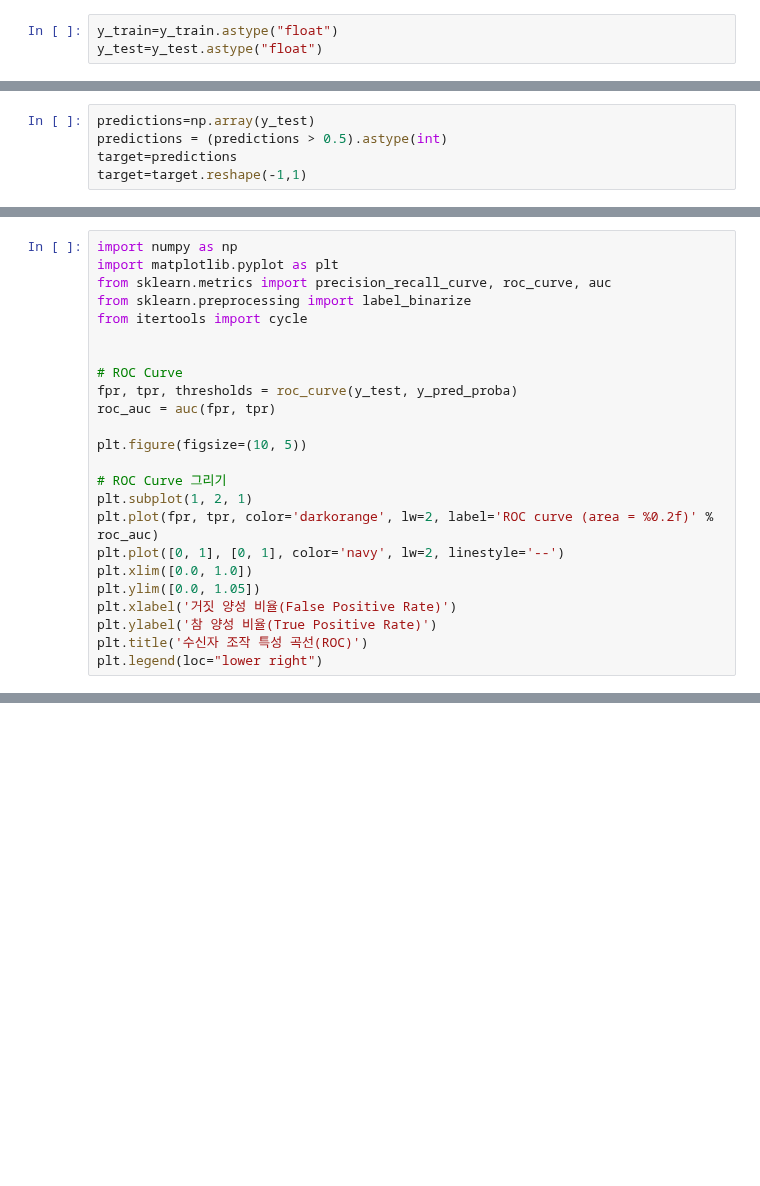
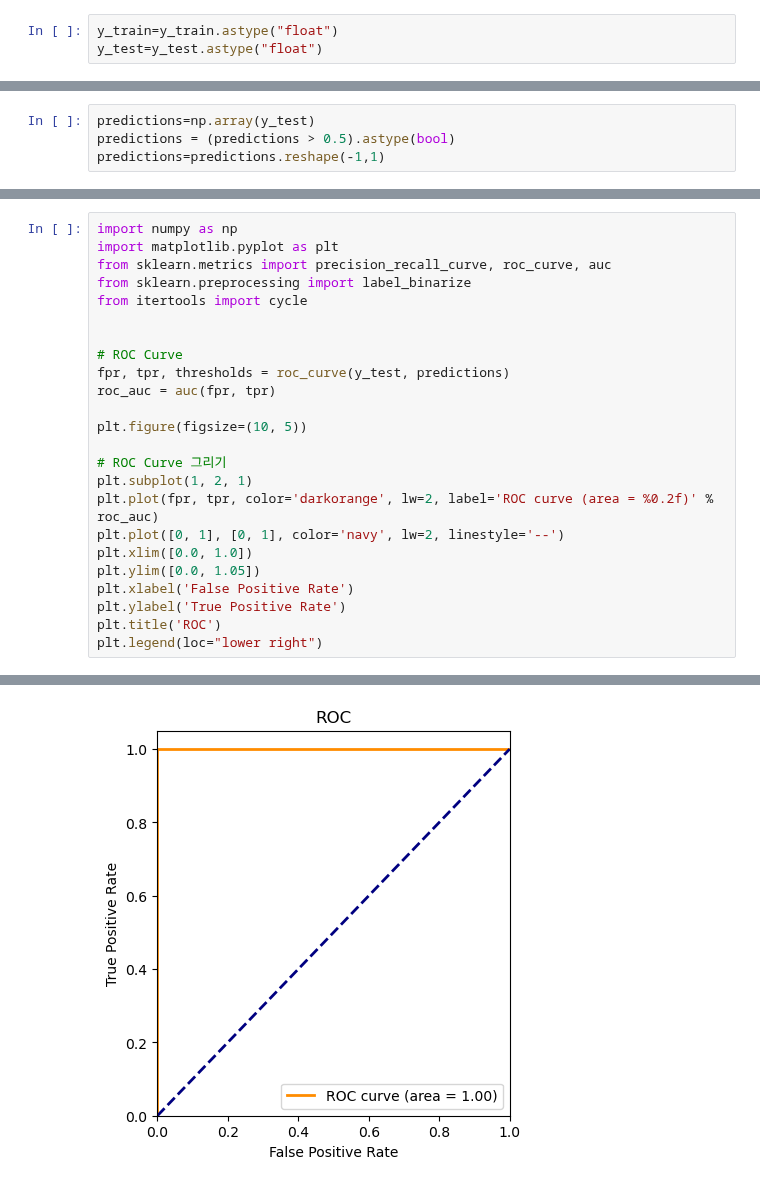
Before and after one commit to withmochaa/mocha, a Jupyter notebook: Capstone Design project/Voice Fishing/Team meeting/0417/보이스피싱 라벨별 데이터 분석/data_analyze.ipynb, the cells around one changed output, grey strips where cells are left out. Drawn from its saved outputs; the diff is of its cells as text; blank space fills up the shorter version.

```diff
--- a/Capstone Design project/Voice Fishing/Team meeting/0417/보이스피싱 라벨별 데이터 분석/data_analyze.ipynb
+++ b/Capstone Design project/Voice Fishing/Team meeting/0417/보이스피싱 라벨별 데이터 분석/data_analyze.ipynb
@@ -442,6 +467,5 @@ y_test
 1396 rows × 1 columns
 # %%
 predictions=np.array(y_test)
-predictions = (predictions > 0.5).astype(int)
-target=predictions
-target=target.reshape(-1,1)
+predictions = (predictions > 0.5).astype(bool)
+predictions=predictions.reshape(-1,1)
@@ -458,7 +488,7 @@ from itertools import cycle
 
 
 # ROC Curve
-fpr, tpr, thresholds = roc_curve(y_test, y_pred_proba)
+fpr, tpr, thresholds = roc_curve(y_test, predictions)
 roc_auc = auc(fpr, tpr)
 
 plt.figure(figsize=(10, 5))
@@ -469,8 +499,8 @@ plt.plot(fpr, tpr, color='darkorange', lw=2, label='ROC curve (area = %0.2f)' %
 plt.plot([0, 1], [0, 1], color='navy', lw=2, linestyle='--')
 plt.xlim([0.0, 1.0])
 plt.ylim([0.0, 1.05])
-plt.xlabel('거짓 양성 비율(False Positive Rate)')
-plt.ylabel('참 양성 비율(True Positive Rate)')
-plt.title('수신자 조작 특성 곡선(ROC)')
+plt.xlabel('False Positive Rate')
+plt.ylabel('True Positive Rate')
+plt.title('ROC')
 plt.legend(loc="lower right")
 # %% [output]
@@ -477,0 +508 @@ plt.legend(loc="lower right")
+[figure, added]
```
Also changed, not shown: parts of 22 cells of this notebook, 3 other files.
